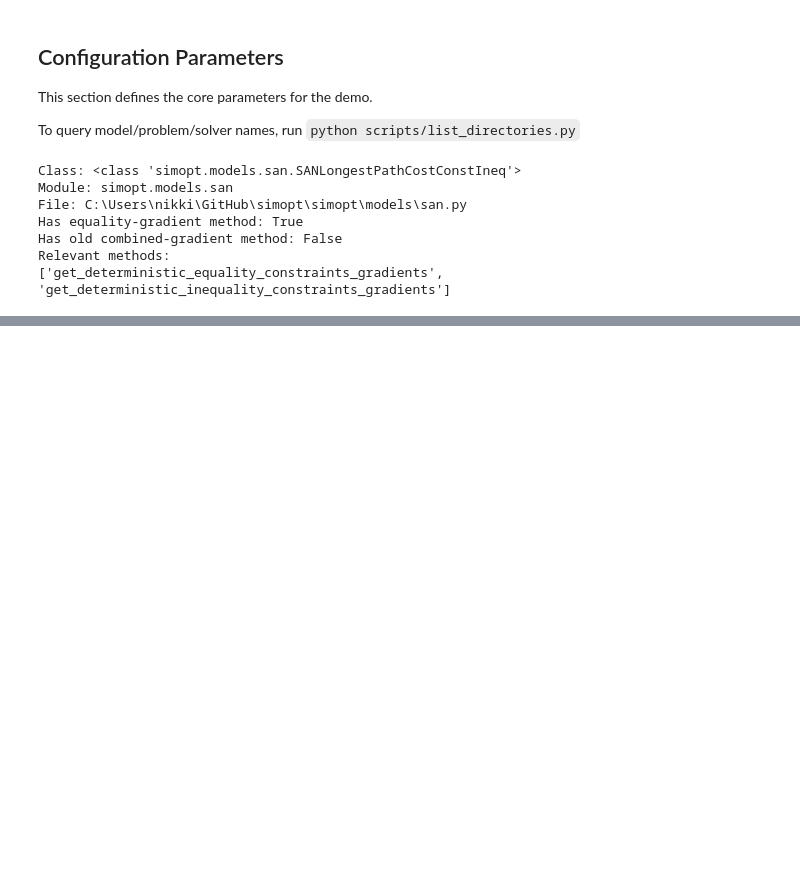
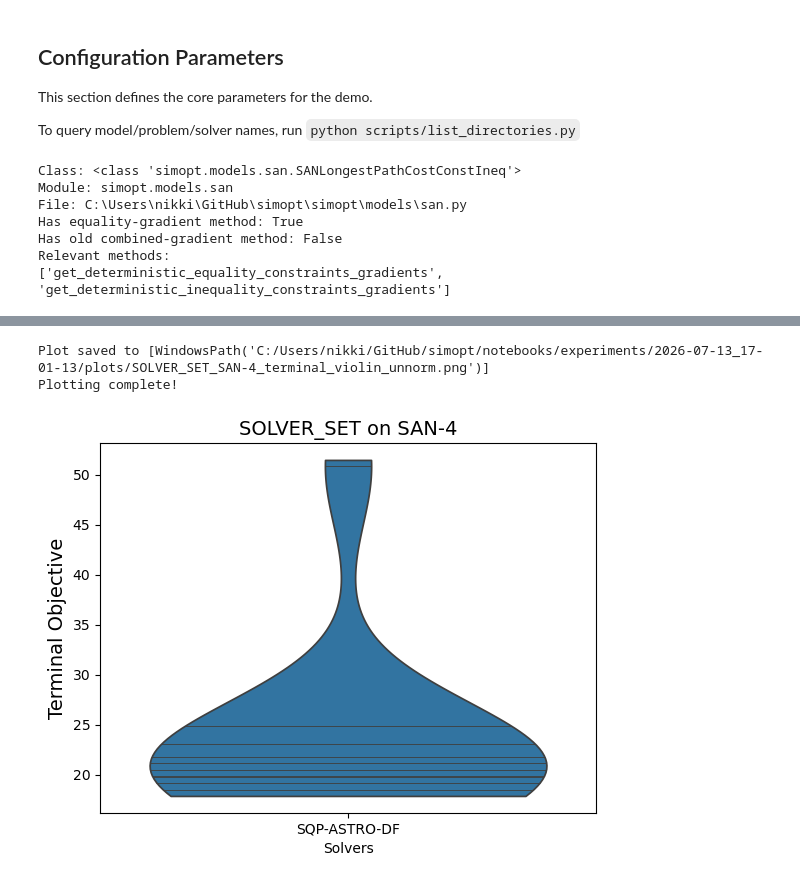
Before and after one commit to simopt-admin/simopt, a Jupyter notebook: notebooks/astro_testing.ipynb, the cells around one changed output, grey strips where cells are left out. Cells and saved outputs as stored; diff of their text form; code cells hidden in the pictures; blank space fills up the shorter version.

```diff
--- a/notebooks/astro_testing.ipynb
+++ b/notebooks/astro_testing.ipynb
@@ -77,20 +77,12 @@ problem_abbr_names = ["SAN-4"]
 solver_factors = [
                   {"feas_tol": 1e-2,
                    "delta_0":1,
-                   "eta_1": 0.2,
-                   "eta_2": 0.2,
-                   "a_normal": .9,
-                   "a_tangent":.1,
-                   "mu":.1,
                    "easy_solve": False,
                    "use_gradients":False,
                    "sigma_min": 10,
                    "sigma_b_max":1e8,
                    "sampling_method": "adaptive",
                    "sigma_b_increase": 1,
-                   "tau_1": 3,
-                   "tau_2": 2,
-                   "nu": .01
                    }]
 solver_renames = ["SQP-ASTRO-DF"]
 # solver_abbr_names = ["SQPASTRODF"]
@@ -108,7 +100,7 @@ solver_renames = ["SQP-ASTRO-DF"]
 #                    "eta_2": .7
 #                   }]
 #solver_factors = [{}]
-problem_factors = [{"budget":50000, "total_cost": 5}]
+problem_factors = [{"budget":70000, "total_cost": 5}]
 # small SAN problem factors
 # arcs = [
 #     (1, 2),
@@ -248,15 +251,19 @@ print("Plotting complete!")
 # %%
 def _print_path(plot_path: list[Path]) -> None:
     print(f"Plot saved to {plot_path!s}")
 
 
 _print_path(
     plot_terminal_progress(
-        experiments=mymetaexperiment.experiments[0]
+        experiments=mymetaexperiment.experiments[0], normalize = False
     )
 )
 
 print("Plotting complete!")
+# %% [output]
+Plot saved to [WindowsPath('C:/Users/nikki/GitHub/simopt/notebooks/experiments/2026-07-13_17-01-13/plots/SOLVER_SET_SAN-4_terminal_violin_unnorm.png')]
+Plotting complete!
+[figure, added]
 # %%
 def _print_path(plot_path: list[Path]) -> None:
     print(f"Plot saved to {plot_path!s}")
```
Also changed, not shown: parts of 14 cells of this notebook, 2 other files.
